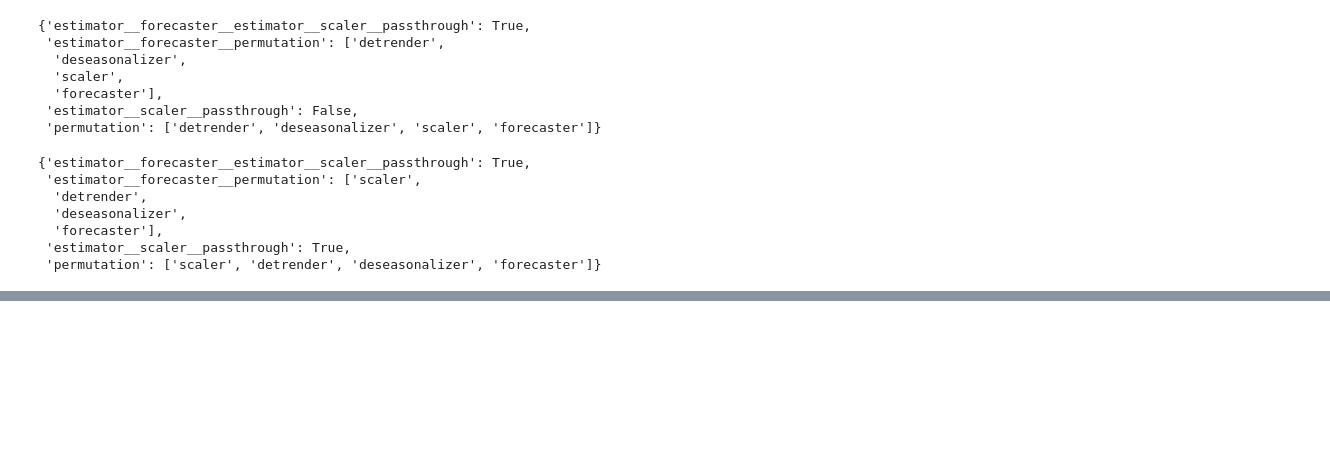
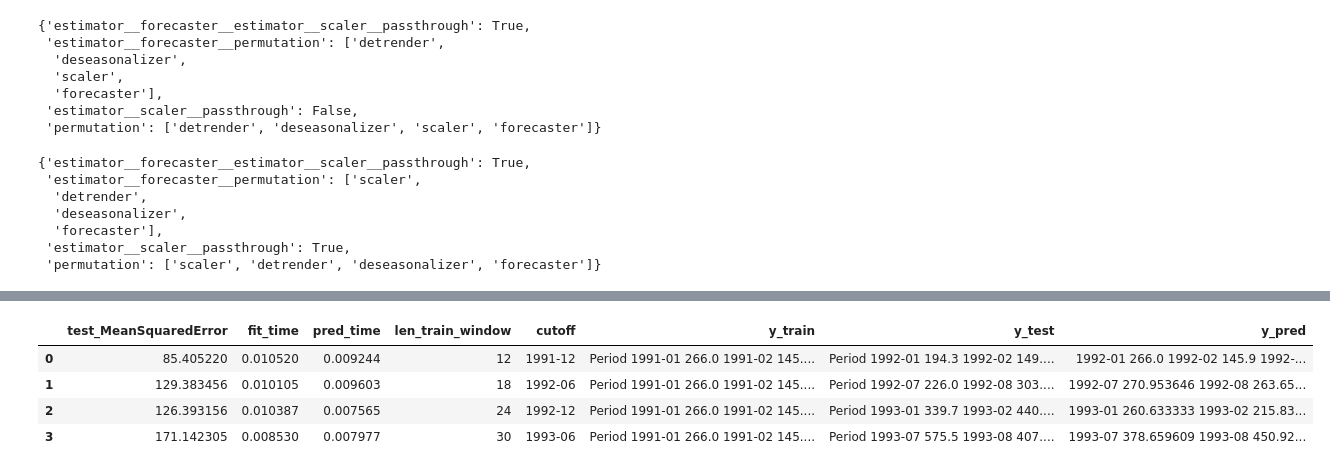
Before and after one commit to sktime/sktime-tutorial-pydata-global-2022, a Jupyter notebook: notebooks/tuning.ipynb, the cells around one changed output, grey strips where cells are left out. Cells and saved outputs as stored; diff of their text form; code cells hidden in the pictures; blank space fills up the shorter version.

```diff
--- a/notebooks/tuning.ipynb
+++ b/notebooks/tuning.ipynb
@@ -722,0 +694,18 @@ gscv.cv_results_.sort_values(by="mean_test_MeanSquaredError", ascending=True).il
+# %%
+from sktime.forecasting.model_evaluation import evaluate
+
+y = load_shampoo_sales()
+results = evaluate(
+    forecaster=STLForecaster(sp=12),
+    y=y,
+    cv=ExpandingWindowSplitter(fh=[1, 2, 3, 4, 5, 6], initial_window=12, step_length=6),
+    scoring=MeanSquaredError(square_root=True),
+    return_data=True,
+)
+results
+# %% [output]
+|  | test_MeanSquaredError | fit_time | pred_time | len_train_window | cutoff | y_train | y_test | y_pred |
+| 0 | 85.405220 | 0.010520 | 0.009244 | 12 | 1991-12 | Period 1991-01 266.0 1991-02 145.... | Period 1992-01 194.3 1992-02 149.... | 1992-01 266.0 1992-02 145.9 1992-... |
+| 1 | 129.383456 | 0.010105 | 0.009603 | 18 | 1992-06 | Period 1991-01 266.0 1991-02 145.... | Period 1992-07 226.0 1992-08 303.... | 1992-07 270.953646 1992-08 263.65... |
+| 2 | 126.393156 | 0.010387 | 0.007565 | 24 | 1992-12 | Period 1991-01 266.0 1991-02 145.... | Period 1993-01 339.7 1993-02 440.... | 1993-01 260.633333 1993-02 215.83... |
+| 3 | 171.142305 | 0.008530 | 0.007977 | 30 | 1993-06 | Period 1991-01 266.0 1991-02 145.... | Period 1993-07 575.5 1993-08 407.... | 1993-07 378.659609 1993-08 450.92... |
```
Also changed, not shown: parts of 14 cells of this notebook, 1 other file.
